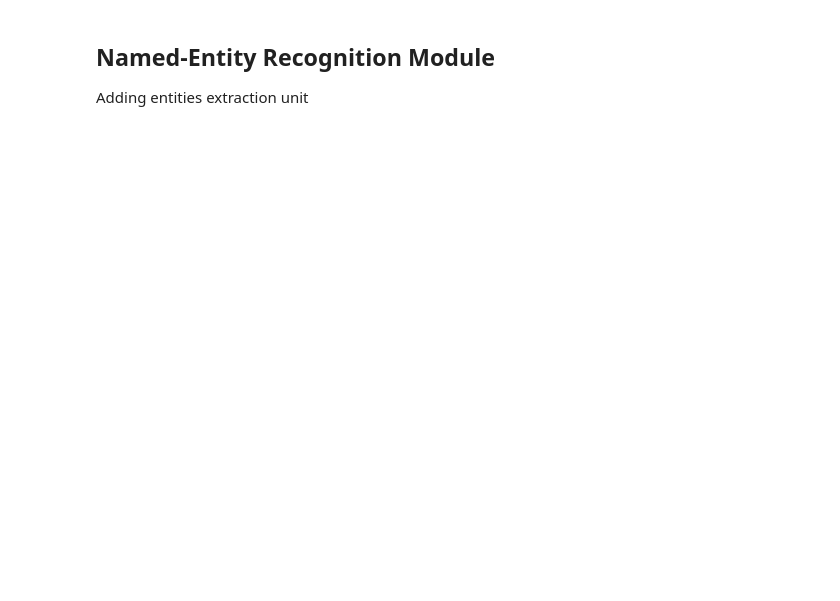
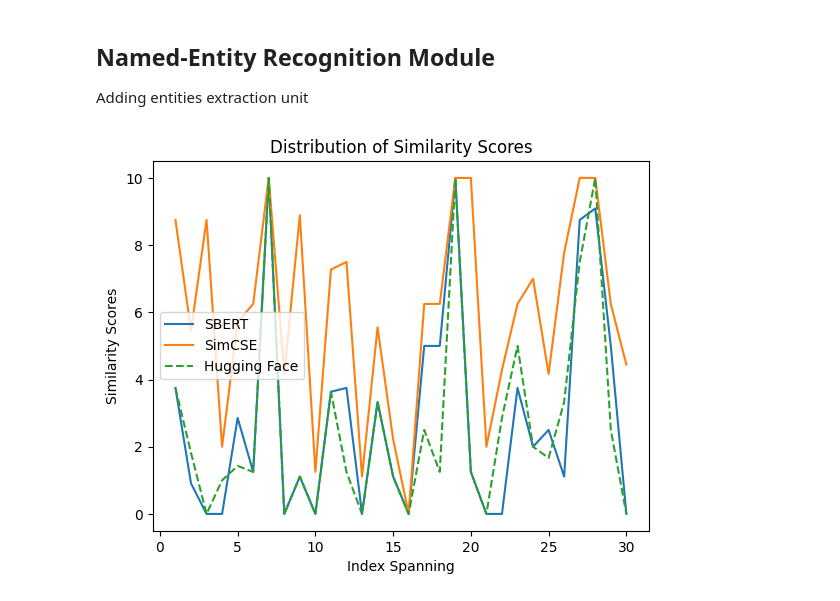
Before and after one commit to harshit7962/Subjective_Answer_Evaluation, a Jupyter notebook: Scores_Generation.ipynb, the cells around one changed output. Cells and saved outputs as stored; diff of their text form; code cells hidden in the pictures; blank space fills up the shorter version.

Commit message:
Similarity Visualization

```diff
--- a/Scores_Generation.ipynb
+++ b/Scores_Generation.ipynb
@@ -265,7 +266,7 @@ for i in range(0, num_of_inputs):
     curr_mod = mod_ans[i]
     curr_usr = usr_ans[i]
 
-    curr_usr = grammar_corrector(curr_usr) # grammar correction on user answer
+    cur_usr = grammar_corrector(curr_usr) # grammar correction on user answer
     curr_usr += summarizer(curr_usr) # adding summary of user answer to user answer
 
     sim_val = similarity_scoring(curr_mod, curr_usr, simcse)
@@ -386,3 +350,20 @@ dataset['ner_score'] = ner_score.tolist()
 # %%
 # Saving the dataset in form of a csv file to be in neural network
 dataset.to_csv('Scores.csv')
+# %%
+x = np.arange(1, 31)
+
+sbert_score = dataset['sbert_score'].values
+simcse_score = dataset['similarity_score'].values
+hf_score = dataset['hf_score'].values
+
+plt.plot(x, sbert_score[0: 30], label="SBERT")
+plt.plot(x, simcse_score[0: 30], label = "SimCSE")
+plt.plot(x, hf_score[0: 30], label="Hugging Face", linestyle="--")
+plt.xlabel("Index Spanning")
+plt.ylabel("Similarity Scores")
+plt.title("Distribution of Similarity Scores")
+plt.legend()
+plt.show()
+# %% [output]
+[figure, added]
```
Also changed, not shown: parts of 2 cells of this notebook, 2 other files.
